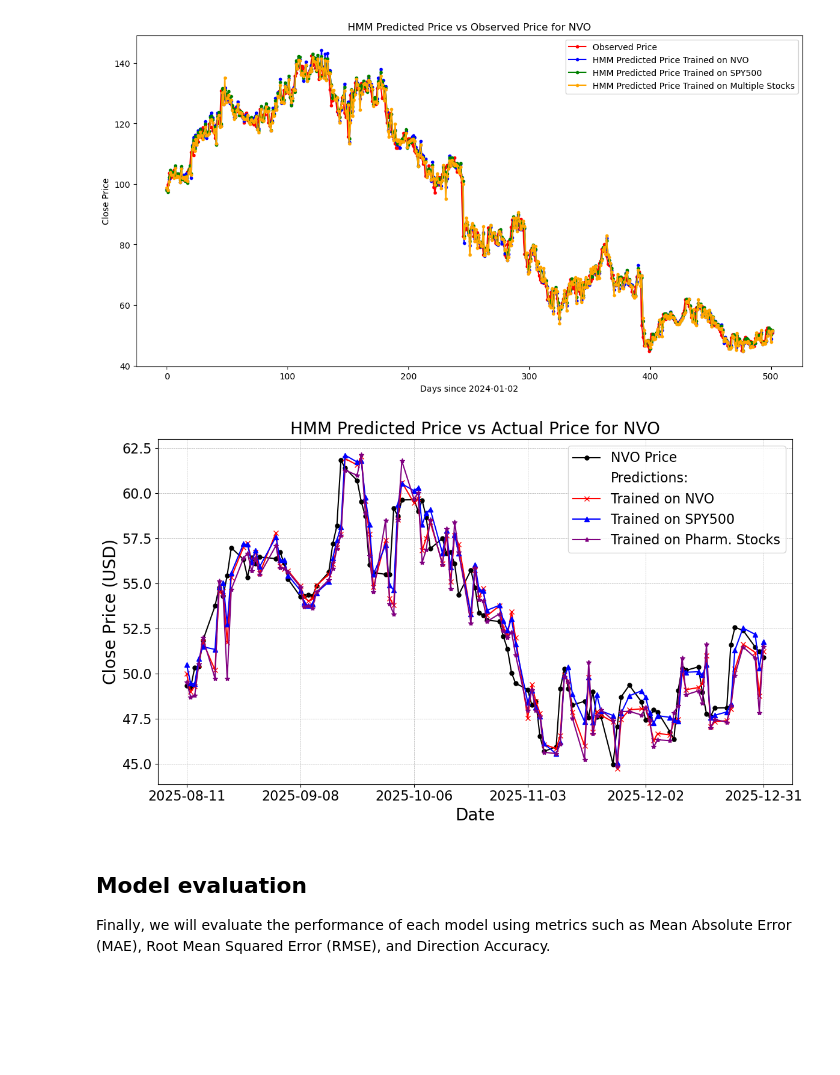
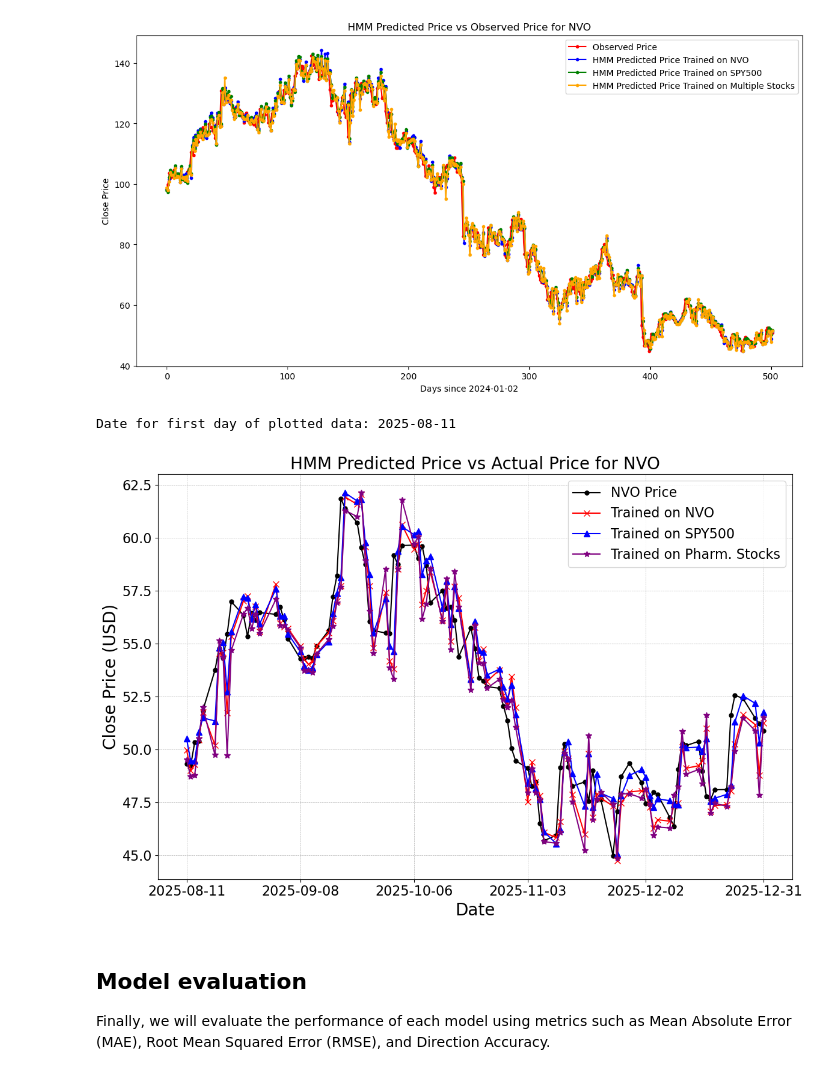
Before and after one commit to anderswol/AppStat2, a Jupyter notebook: Sagar/Stock_Price_Prediction_Models_ComparisonV3.ipynb, the cells around one changed output. Saved outputs shown, nothing was run; the diff lists cells and outputs as text; code cells hidden in the pictures; blank space fills up the shorter version.

```diff
--- a/Sagar/Stock_Price_Prediction_Models_ComparisonV3.ipynb
+++ b/Sagar/Stock_Price_Prediction_Models_ComparisonV3.ipynb
@@ -284,7 +285,7 @@ print(Ntrain)
 Nwindow = 30
 NStates = 7
 
-NVO_predictions_logfeat, real_logfeat, predReturns_logfeat = HMM_predict(df_nvo, train_size=Ntrain, window_size=Nwindow, Ncomp=NStates, doprint=False)
+NVO_predictions_logfeat, real_logfeat, predReturns_logfeat = HMM_predict(df_nvo, train_size=Ntrain, window_size=Nwindow, Ncomp=NStates, doprint=True)
 NVO_pred_other, real_other, predReturns_other = HMM_predict_other(df_SP, df_nvo[Ntrain-Nwindow:], window_size=Nwindow, Ncomp=NStates, doprint=False)
 NVO_pred_multi, real_multi, predReturns_multi = HMM_predict_multi(df_list, df_nvo[Ntrain-Nwindow:], window_size=Nwindow, Ncomp=NStates, doprint=False)
 # %% [output]
@@ -317,42 +334,43 @@ ax.set_title(f"HMM Predicted Price vs Observed Price for NVO");
 import matplotlib.dates as mdates
 import numpy as np
 
-fig, ax = plt.subplots(figsize=(12, 7))
+
+fig, ax = plt.subplots(figsize=(12, 8))
 
 # Extract last 100 dates
 dates = df_nvo['Date'].iloc[-100:]
+begin_date = dates.iloc[0].strftime('%Y-%m-%d')
+print(f"Date for first day of plotted data: {begin_date}")
 
 colors = ['black', 'red', 'blue', 'purple']
 
 # Plot with dates on x-axis
 ax.plot(dates, real_logfeat[-100:], '.-', ms = 10, label='NVO Price', color=colors[0])
-
-ax.plot([], [], ' ', label='Predictions:')
-
-ax.plot(dates, NVO_predictions_logfeat[-100:], 'x-', ms = 6, label='Trained on NVO', color=colors[1])
-ax.plot(dates, NVO_pred_other[-100:], '^-', ms =6, label='Trained on SPY500', color=colors[2])
-ax.plot(dates, NVO_pred_multi[-100:], '*-', ms =6, label='Trained on Pharm. Stocks', color=colors[3])
+ax.plot(dates, NVO_predictions_logfeat[-100:], 'x-', ms = 7, label='Trained on NVO', color=colors[1])
+ax.plot(dates, NVO_pred_other[-100:], '^-', ms =7, label='Trained on SPY500', color=colors[2])
+ax.plot(dates, NVO_pred_multi[-100:], '*-', ms =7, label='Trained on Pharm. Stocks', color=colors[3])
 
 # --- Limit ticks  ---
 num_ticks = 6
 tick_idx = np.linspace(0, len(dates) - 1, num_ticks, dtype=int)
 ax.set_xticks(dates.iloc[tick_idx])
 
 
 # plt.xticks(rotation=45)
 
 ax.set_ylabel("Close Price (USD)", fontsize=20)
-ax.set_xlabel("Date", fontsize=20)
+ax.set_xlabel(f"Date", fontsize=20)
 ax.tick_params(axis='y', which='major', labelsize=16)
 ax.tick_params(axis='x', which='major', labelsize=16)
 ax.set_title("HMM Predicted Price vs Actual Price for NVO", fontsize=20)
 
 ax.legend(fontsize=16)
 ax.grid(True, which='both', linestyle='--', linewidth=0.5)
 
 plt.tight_layout()
 # %% [output]
+Date for first day of plotted data: 2025-08-11
-[figure, old version]
+[figure, new version]
 # %% [markdown]
 ## Model evaluation
 
```
Also changed, not shown: parts of 6 cells of this notebook, 1 other file.
